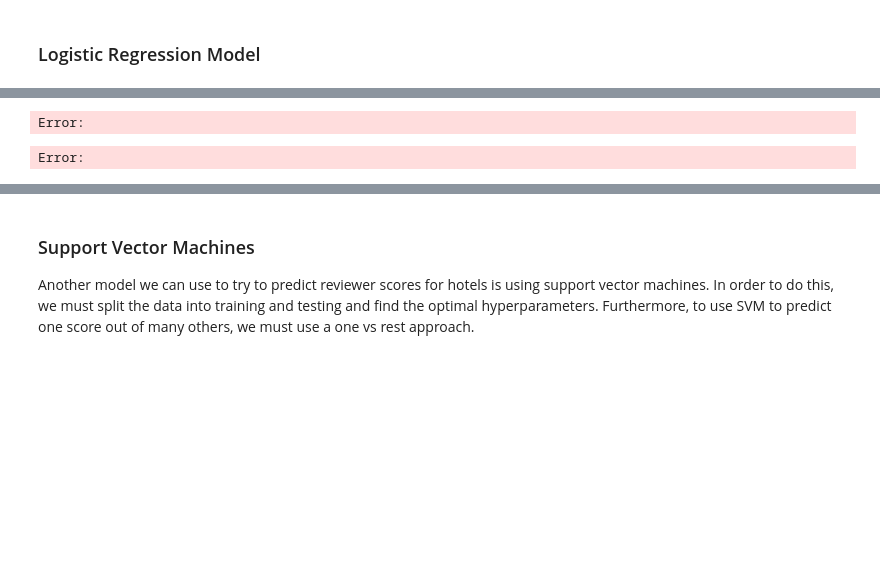
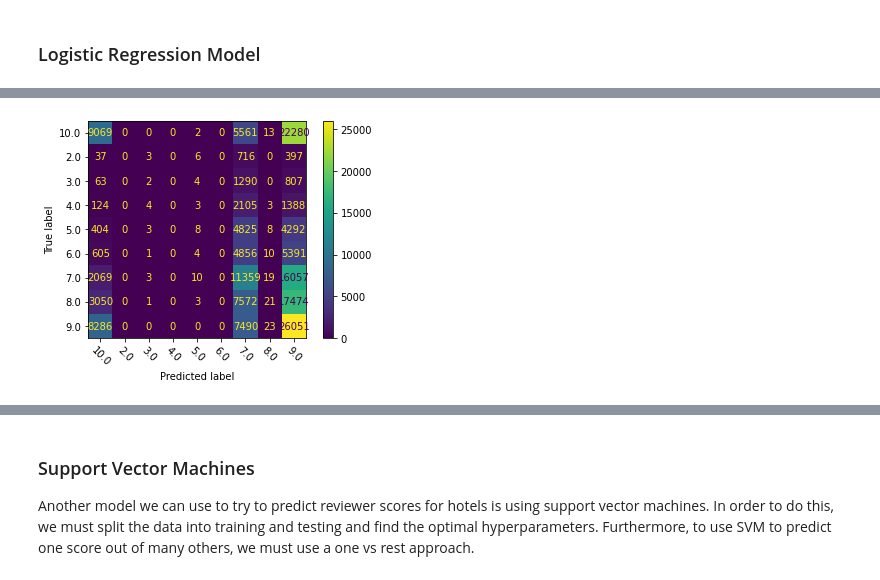
Before and after one commit to WidjanarkoJoshua/Group008-Sp22, a Jupyter notebook: FinalProject_group008.ipynb, the cells around one changed output, grey strips where cells are left out. Saved outputs shown, nothing was run; the diff lists cells and outputs as text; code cells hidden in the pictures; blank space fills up the shorter version.

```diff
--- a/FinalProject_group008.ipynb
+++ b/FinalProject_group008.ipynb
@@ -257,19 +285,18 @@ Error:
 # %%
 # L1 penalty
 param_grid = {
     "logistic__solver" : ['saga', 'liblinear'],
     "logistic__penalty" : ['l1']
 }
 
 gs = GridSearchCV(pipe, param_grid, scoring='f1_micro', n_jobs = -1, cv = 7)
 
 gs.fit(X_train, y_train)
 
-plot_confusion_matrix(gscv.best_estimator_, X_test, y_test)
+plot_confusion_matrix(gs.best_estimator_, X_test, y_test)
 plt.xticks(rotation = -45);
 # %% [output]
-Error:
-Error:
+[figure, added]
 # %%
 # L1 classificaiton report
 classification_report(y_test, gs.predict(X_test), zero_division=1, output_dict=True)
```
Also changed, not shown: parts of 35 cells of this notebook.
